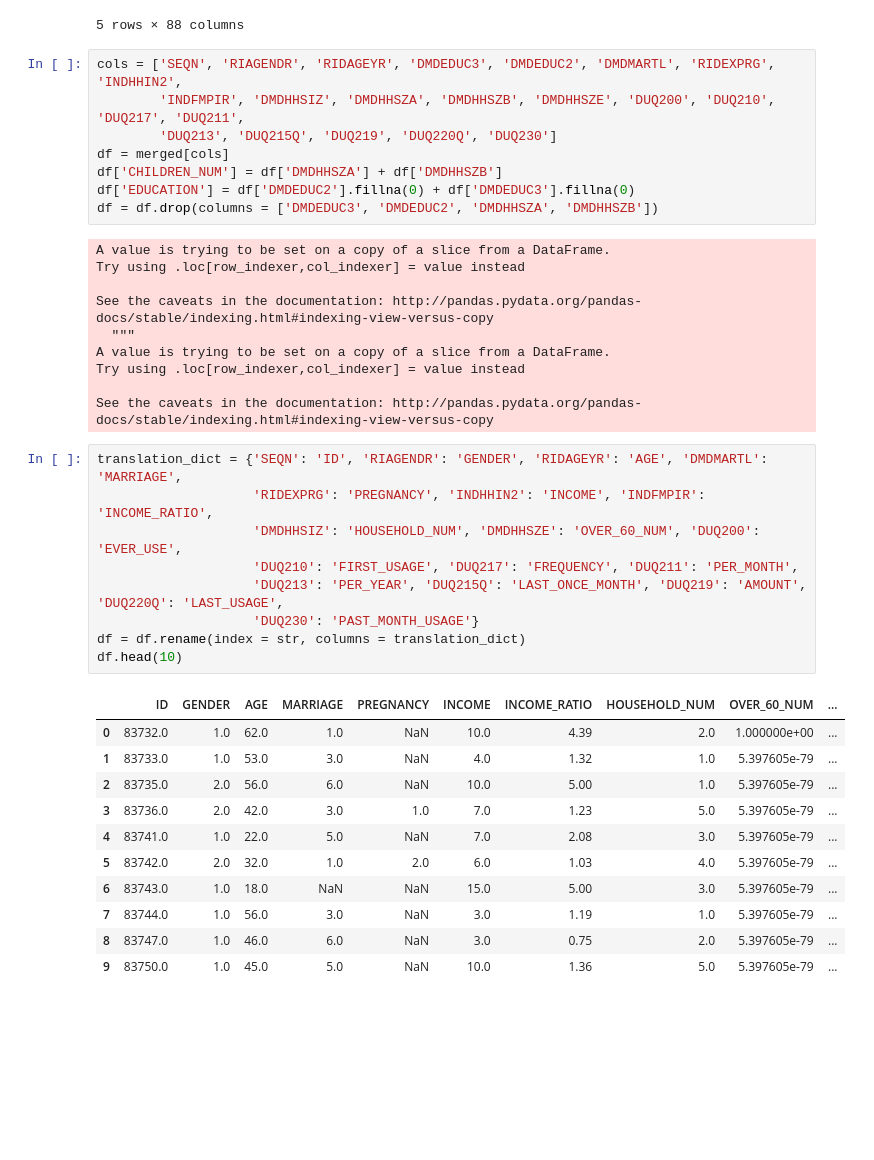
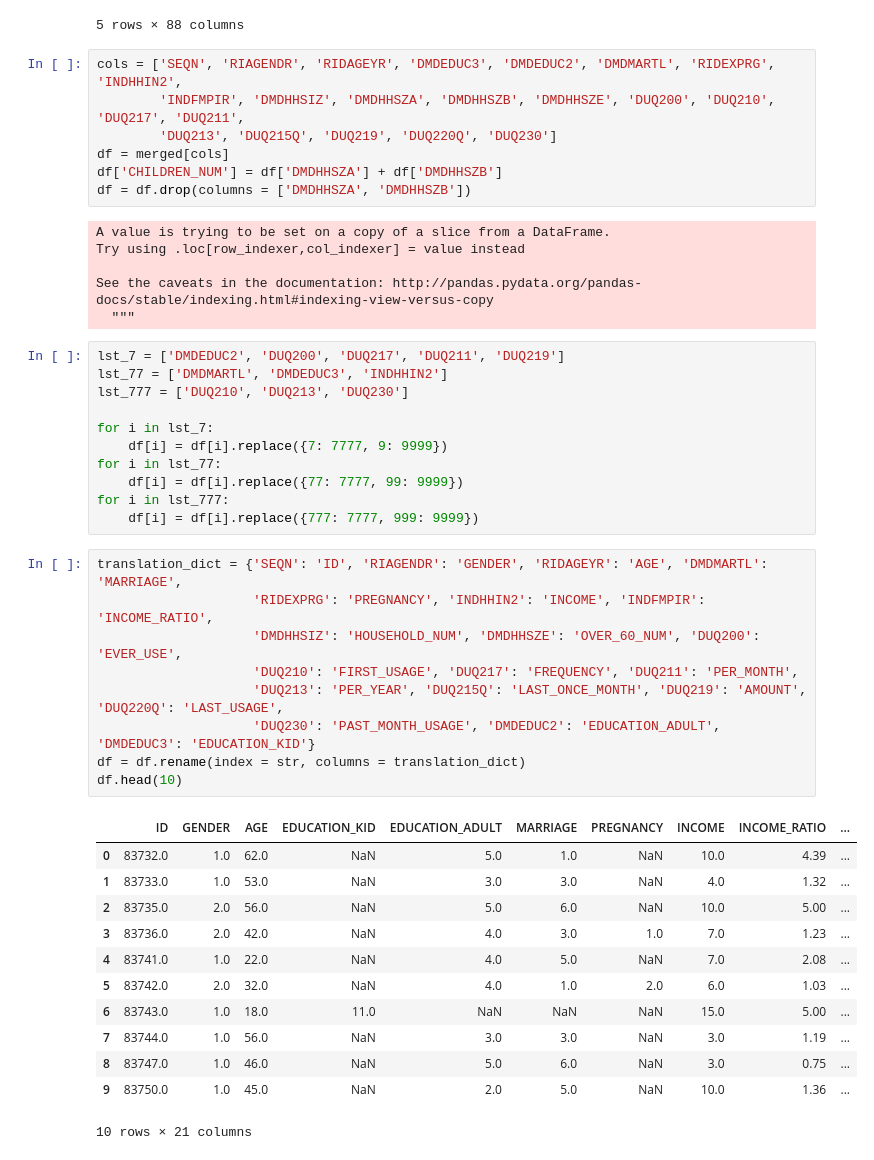
Before and after one commit to gthein/COGS108-FinalProject, a Jupyter notebook: Dataset.ipynb, the cells around one changed output. Drawn from its saved outputs; the diff is of its cells as text; blank space fills up the shorter version.

Commit message:
Changed Missing and Unknown Values

```diff
--- a/Dataset.ipynb
+++ b/Dataset.ipynb
@@ -40,39 +40,46 @@ cols = ['SEQN', 'RIAGENDR', 'RIDAGEYR', 'DMDEDUC3', 'DMDEDUC2', 'DMDMARTL', 'RID
         'DUQ213', 'DUQ215Q', 'DUQ219', 'DUQ220Q', 'DUQ230']
 df = merged[cols]
 df['CHILDREN_NUM'] = df['DMDHHSZA'] + df['DMDHHSZB']
-df['EDUCATION'] = df['DMDEDUC2'].fillna(0) + df['DMDEDUC3'].fillna(0)
-df = df.drop(columns = ['DMDEDUC3', 'DMDEDUC2', 'DMDHHSZA', 'DMDHHSZB'])
+df = df.drop(columns = ['DMDHHSZA', 'DMDHHSZB'])
 # %% [output]
 A value is trying to be set on a copy of a slice from a DataFrame.
 Try using .loc[row_indexer,col_indexer] = value instead
 
 See the caveats in the documentation: http://pandas.pydata.org/pandas-docs/stable/indexing.html#indexing-view-versus-copy
   """
-A value is trying to be set on a copy of a slice from a DataFrame.
-Try using .loc[row_indexer,col_indexer] = value instead
-
-See the caveats in the documentation: http://pandas.pydata.org/pandas-docs/stable/indexing.html#indexing-view-versus-copy
+# %%
+lst_7 = ['DMDEDUC2', 'DUQ200', 'DUQ217', 'DUQ211', 'DUQ219']
+lst_77 = ['DMDMARTL', 'DMDEDUC3', 'INDHHIN2']
+lst_777 = ['DUQ210', 'DUQ213', 'DUQ230']
+
+for i in lst_7:
+    df[i] = df[i].replace({7: 7777, 9: 9999})
+for i in lst_77:
+    df[i] = df[i].replace({77: 7777, 99: 9999})
+for i in lst_777:
+    df[i] = df[i].replace({777: 7777, 999: 9999})
 # %%
 translation_dict = {'SEQN': 'ID', 'RIAGENDR': 'GENDER', 'RIDAGEYR': 'AGE', 'DMDMARTL': 'MARRIAGE',
                     'RIDEXPRG': 'PREGNANCY', 'INDHHIN2': 'INCOME', 'INDFMPIR': 'INCOME_RATIO',
                     'DMDHHSIZ': 'HOUSEHOLD_NUM', 'DMDHHSZE': 'OVER_60_NUM', 'DUQ200': 'EVER_USE',
                     'DUQ210': 'FIRST_USAGE', 'DUQ217': 'FREQUENCY', 'DUQ211': 'PER_MONTH',
                     'DUQ213': 'PER_YEAR', 'DUQ215Q': 'LAST_ONCE_MONTH', 'DUQ219': 'AMOUNT', 'DUQ220Q': 'LAST_USAGE',
-                    'DUQ230': 'PAST_MONTH_USAGE'}
+                    'DUQ230': 'PAST_MONTH_USAGE', 'DMDEDUC2': 'EDUCATION_ADULT', 'DMDEDUC3': 'EDUCATION_KID'}
 df = df.rename(index = str, columns = translation_dict)
 df.head(10)
 # %% [output]
-|  | ID | GENDER | AGE | MARRIAGE | PREGNANCY | INCOME | INCOME_RATIO | HOUSEHOLD_NUM | OVER_60_NUM | ... |
-| 0 | 83732.0 | 1.0 | 62.0 | 1.0 | NaN | 10.0 | 4.39 | 2.0 | 1.000000e+00 | ... |
-| 1 | 83733.0 | 1.0 | 53.0 | 3.0 | NaN | 4.0 | 1.32 | 1.0 | 5.397605e-79 | ... |
-| 2 | 83735.0 | 2.0 | 56.0 | 6.0 | NaN | 10.0 | 5.00 | 1.0 | 5.397605e-79 | ... |
-| 3 | 83736.0 | 2.0 | 42.0 | 3.0 | 1.0 | 7.0 | 1.23 | 5.0 | 5.397605e-79 | ... |
-| 4 | 83741.0 | 1.0 | 22.0 | 5.0 | NaN | 7.0 | 2.08 | 3.0 | 5.397605e-79 | ... |
-| 5 | 83742.0 | 2.0 | 32.0 | 1.0 | 2.0 | 6.0 | 1.03 | 4.0 | 5.397605e-79 | ... |
-| 6 | 83743.0 | 1.0 | 18.0 | NaN | NaN | 15.0 | 5.00 | 3.0 | 5.397605e-79 | ... |
-| 7 | 83744.0 | 1.0 | 56.0 | 3.0 | NaN | 3.0 | 1.19 | 1.0 | 5.397605e-79 | ... |
-| 8 | 83747.0 | 1.0 | 46.0 | 6.0 | NaN | 3.0 | 0.75 | 2.0 | 5.397605e-79 | ... |
-| 9 | 83750.0 | 1.0 | 45.0 | 5.0 | NaN | 10.0 | 1.36 | 5.0 | 5.397605e-79 | ... |
+|  | ID | GENDER | AGE | EDUCATION_KID | EDUCATION_ADULT | MARRIAGE | PREGNANCY | INCOME | INCOME_RATIO | ... |
+| 0 | 83732.0 | 1.0 | 62.0 | NaN | 5.0 | 1.0 | NaN | 10.0 | 4.39 | ... |
+| 1 | 83733.0 | 1.0 | 53.0 | NaN | 3.0 | 3.0 | NaN | 4.0 | 1.32 | ... |
+| 2 | 83735.0 | 2.0 | 56.0 | NaN | 5.0 | 6.0 | NaN | 10.0 | 5.00 | ... |
+| 3 | 83736.0 | 2.0 | 42.0 | NaN | 4.0 | 3.0 | 1.0 | 7.0 | 1.23 | ... |
+| 4 | 83741.0 | 1.0 | 22.0 | NaN | 4.0 | 5.0 | NaN | 7.0 | 2.08 | ... |
+| 5 | 83742.0 | 2.0 | 32.0 | NaN | 4.0 | 1.0 | 2.0 | 6.0 | 1.03 | ... |
+| 6 | 83743.0 | 1.0 | 18.0 | 11.0 | NaN | NaN | NaN | 15.0 | 5.00 | ... |
+| 7 | 83744.0 | 1.0 | 56.0 | NaN | 3.0 | 3.0 | NaN | 3.0 | 1.19 | ... |
+| 8 | 83747.0 | 1.0 | 46.0 | NaN | 5.0 | 6.0 | NaN | 3.0 | 0.75 | ... |
+| 9 | 83750.0 | 1.0 | 45.0 | NaN | 2.0 | 5.0 | NaN | 10.0 | 1.36 | ... |
+10 rows × 21 columns
 # %%
 #OVER_60_NUM
 #LAST_ONCE_MONTH
```
Also changed, not shown: parts of 4 cells of this notebook, 2 other files.
